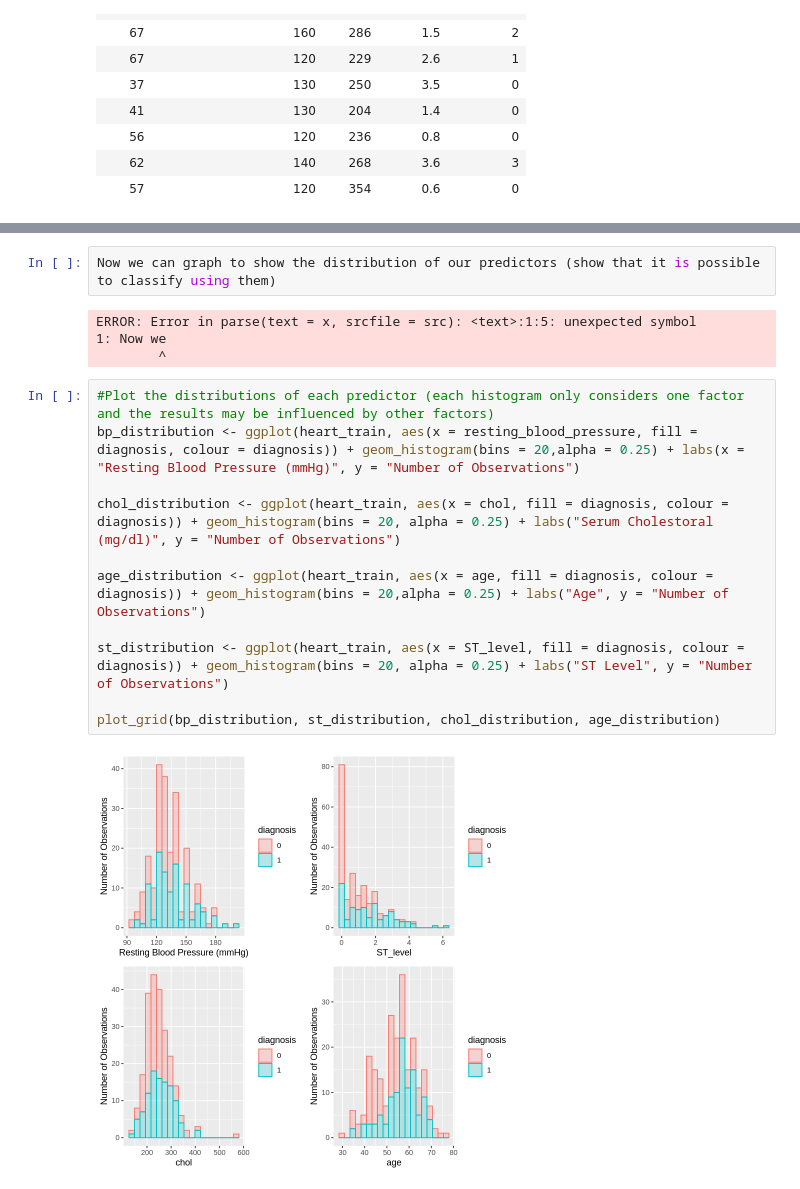
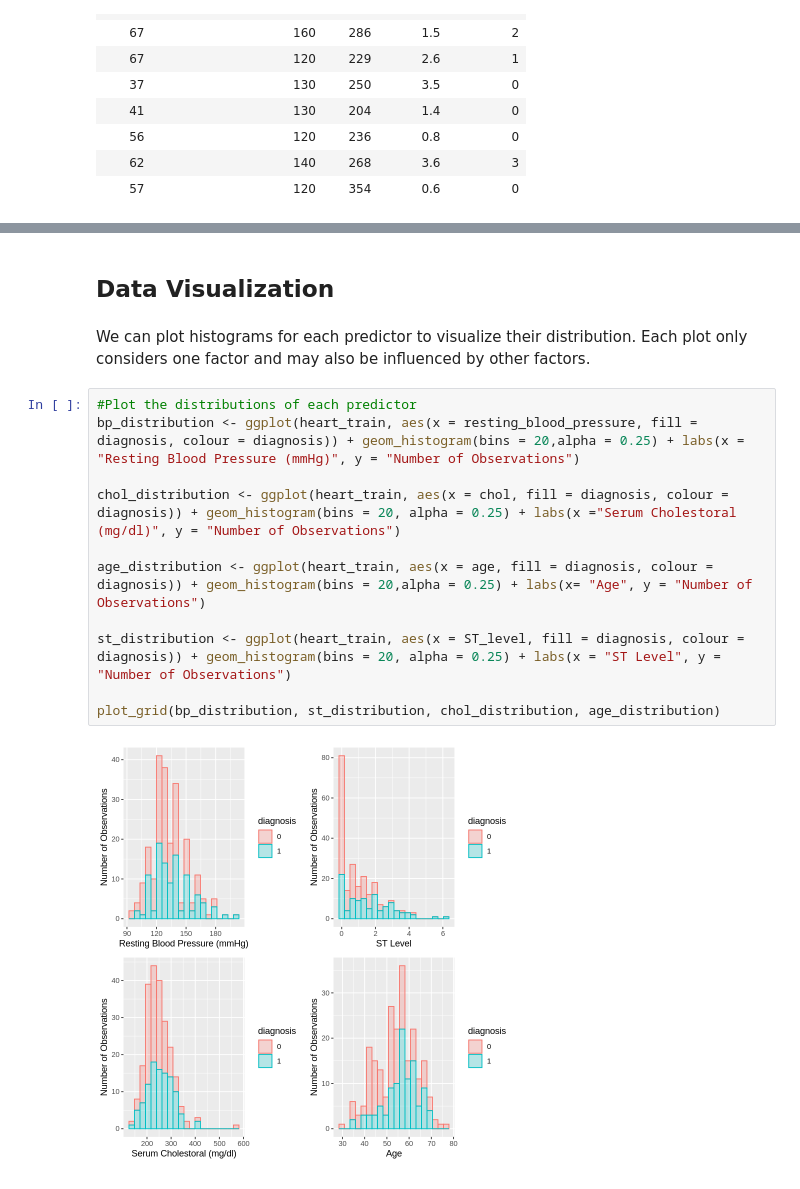
Before and after one commit to sendhelpDSCI/UBC_DSCI100_Group166, a Jupyter notebook: Data analysis.ipynb, the cells around one changed output, grey strips where cells are left out. Saved outputs shown, nothing was run; the diff lists cells and outputs as text.

Commit message:
final data change (added words)

```diff
--- a/Data analysis.ipynb
+++ b/Data analysis.ipynb
@@ -73,20 +80,18 @@ A tibble: 2 × 5
-# %%
-Now we can graph to show the distribution of our predictors (show that it is possible to classify using them)
-# %% [output]
-ERROR: Error in parse(text = x, srcfile = src): <text>:1:5: unexpected symbol
-1: Now we
-        ^
+# %% [markdown]
+## Data Visualization
+# %% [markdown]
+We can plot histograms for each predictor to visualize their distribution. Each plot only considers one factor and may also be influenced by other factors.
 # %%
-#Plot the distributions of each predictor (each histogram only considers one factor and the results may be influenced by other factors)
+#Plot the distributions of each predictor
 bp_distribution <- ggplot(heart_train, aes(x = resting_blood_pressure, fill = diagnosis, colour = diagnosis)) + geom_histogram(bins = 20,alpha = 0.25) + labs(x = "Resting Blood Pressure (mmHg)", y = "Number of Observations")
 
-chol_distribution <- ggplot(heart_train, aes(x = chol, fill = diagnosis, colour = diagnosis)) + geom_histogram(bins = 20, alpha = 0.25) + labs("Serum Cholestoral (mg/dl)", y = "Number of Observations")
+chol_distribution <- ggplot(heart_train, aes(x = chol, fill = diagnosis, colour = diagnosis)) + geom_histogram(bins = 20, alpha = 0.25) + labs(x ="Serum Cholestoral (mg/dl)", y = "Number of Observations")
 
-age_distribution <- ggplot(heart_train, aes(x = age, fill = diagnosis, colour = diagnosis)) + geom_histogram(bins = 20,alpha = 0.25) + labs("Age", y = "Number of Observations")
+age_distribution <- ggplot(heart_train, aes(x = age, fill = diagnosis, colour = diagnosis)) + geom_histogram(bins = 20,alpha = 0.25) + labs(x= "Age", y = "Number of Observations")
 
-st_distribution <- ggplot(heart_train, aes(x = ST_level, fill = diagnosis, colour = diagnosis)) + geom_histogram(bins = 20, alpha = 0.25) + labs("ST Level", y = "Number of Observations")
+st_distribution <- ggplot(heart_train, aes(x = ST_level, fill = diagnosis, colour = diagnosis)) + geom_histogram(bins = 20, alpha = 0.25) + labs(x = "ST Level", y = "Number of Observations")
 
 plot_grid(bp_distribution, st_distribution, chol_distribution, age_distribution)
 # %% [output]
-[figure, old version]
+[figure, new version]
 # %% [markdown]
```
Also changed, not shown: parts of 12 cells of this notebook.
